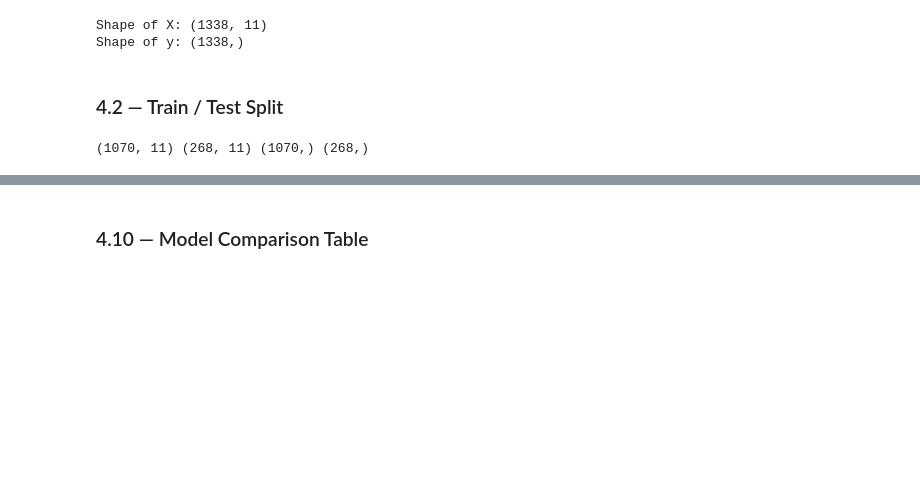
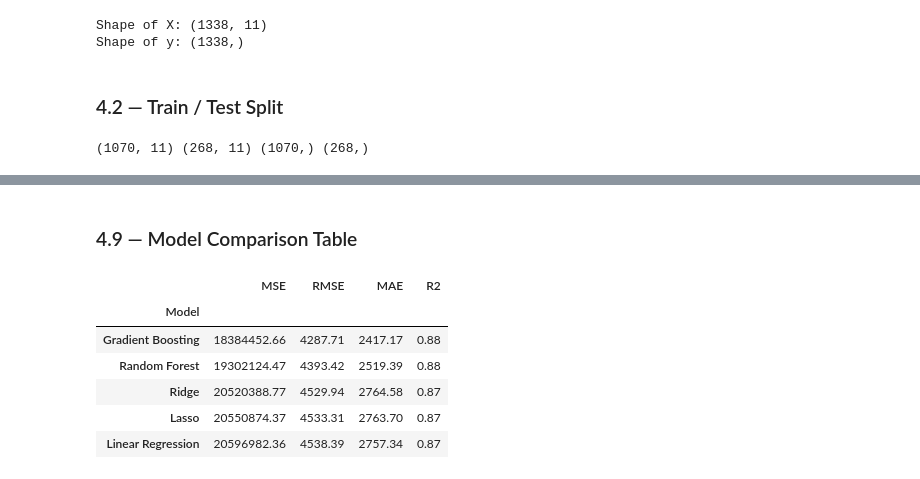
Before and after one commit to sufyan1105/Medical-Insurance-Cost-Prediction, a Jupyter notebook: medical_insurance_cost_predictor.ipynb, the cells around one changed output, grey strips where cells are left out. Saved outputs shown, nothing was run; the diff lists cells and outputs as text; code cells hidden in the pictures; blank space fills up the shorter version.

```diff
--- a/medical_insurance_cost_predictor.ipynb
+++ b/medical_insurance_cost_predictor.ipynb
@@ -372,6 +325,19 @@ X_test_scaled = scaler.transform(X_test)
 # %%
-linear_model = LinearRegression()
-linear_model.fit(X_train_scaled, y_train)
-linear_preds = linear_model.predict(X_test_scaled)
-print(linear_preds.min())
+models = {
+    "Linear Regression": make_pipeline(StandardScaler(), LinearRegression()),
+    "Ridge":             make_pipeline(StandardScaler(), Ridge(alpha=1.0)),
+    "Lasso":             make_pipeline(StandardScaler(), Lasso(alpha=10)),
+    "Random Forest":     RandomForestRegressor(n_estimators=100, max_depth=6,
+                                               min_samples_leaf=2, random_state=42),
+    "Gradient Boosting": GradientBoostingRegressor(n_estimators=300, learning_rate=0.05,
+                                                   max_depth=2, random_state=42),
+}
+
+# Pipelines scale internally, so every model trains on the same raw X_train.
+preds = {}
+for name, model in models.items():
+    model.fit(X_train, y_train)
+    preds[name] = model.predict(X_test)
+
+print("Trained:", list(preds))
 # %% [output]
@@ -477,18 +445,14 @@ ridge_preds = ridge_model.predict(X_test_scaled)
 # %% [markdown]
-### 4.10 — Model Comparison Table
+### 4.9 — Model Comparison Table
 # %%
-# GOAL: one DataFrame, one row per model, sorted best-first.
-#
-# HINTS
-#   - Your `results` list of dicts goes straight into the DataFrame constructor.
-#     Set the model name as the index, then sort by R² descending (or by RMSE
-#     ascending — they should agree).
-#
-# ASK YOURSELF
-#   - Which family won: the linear models or the trees?
-#   - How much did the interaction terms from 3.4 buy the linear models? (Comment
-#     them out, re-run, compare. That's a controlled experiment, and it's the
-#     most valuable thing you'll do in this notebook.)
-#   - Is the winner's margin large, or within the noise you'd get from a different
-#     random_state? Section 4.14 is how you answer that properly.
+results_df = pd.DataFrame(results).set_index("Model")
+results_df.sort_values("R2", ascending=False).round(2)
+# %% [output]
+|  | MSE | RMSE | MAE | R2 |
+| Model |  |  |  |  |
+| Gradient Boosting | 18384452.66 | 4287.71 | 2417.17 | 0.88 |
+| Random Forest | 19302124.47 | 4393.42 | 2519.39 | 0.88 |
+| Ridge | 20520388.77 | 4529.94 | 2764.58 | 0.87 |
+| Lasso | 20550874.37 | 4533.31 | 2763.70 | 0.87 |
+| Linear Regression | 20596982.36 | 4538.39 | 2757.34 | 0.87 |
 # %% [markdown]
```
Also changed, not shown: parts of 32 cells of this notebook.
